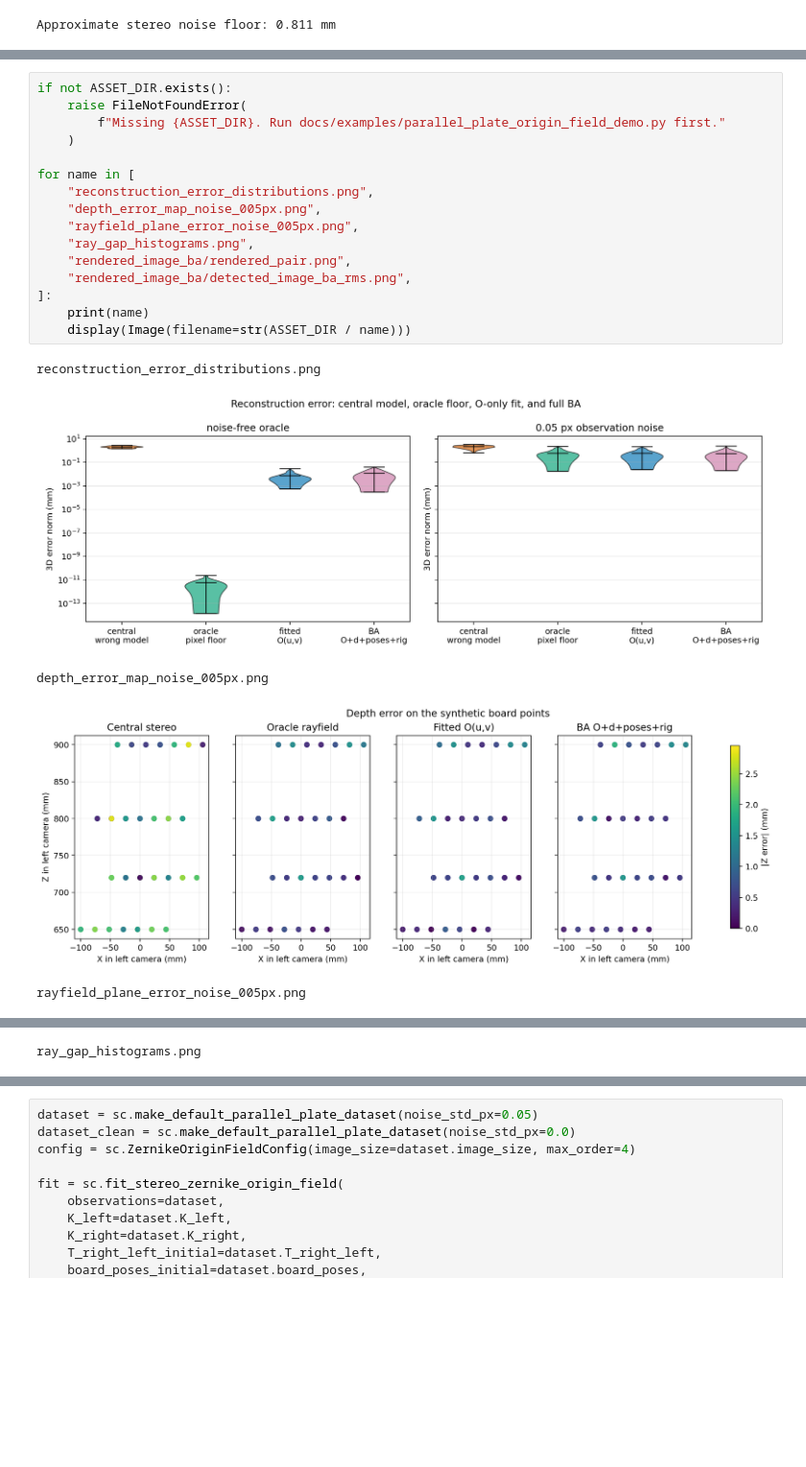
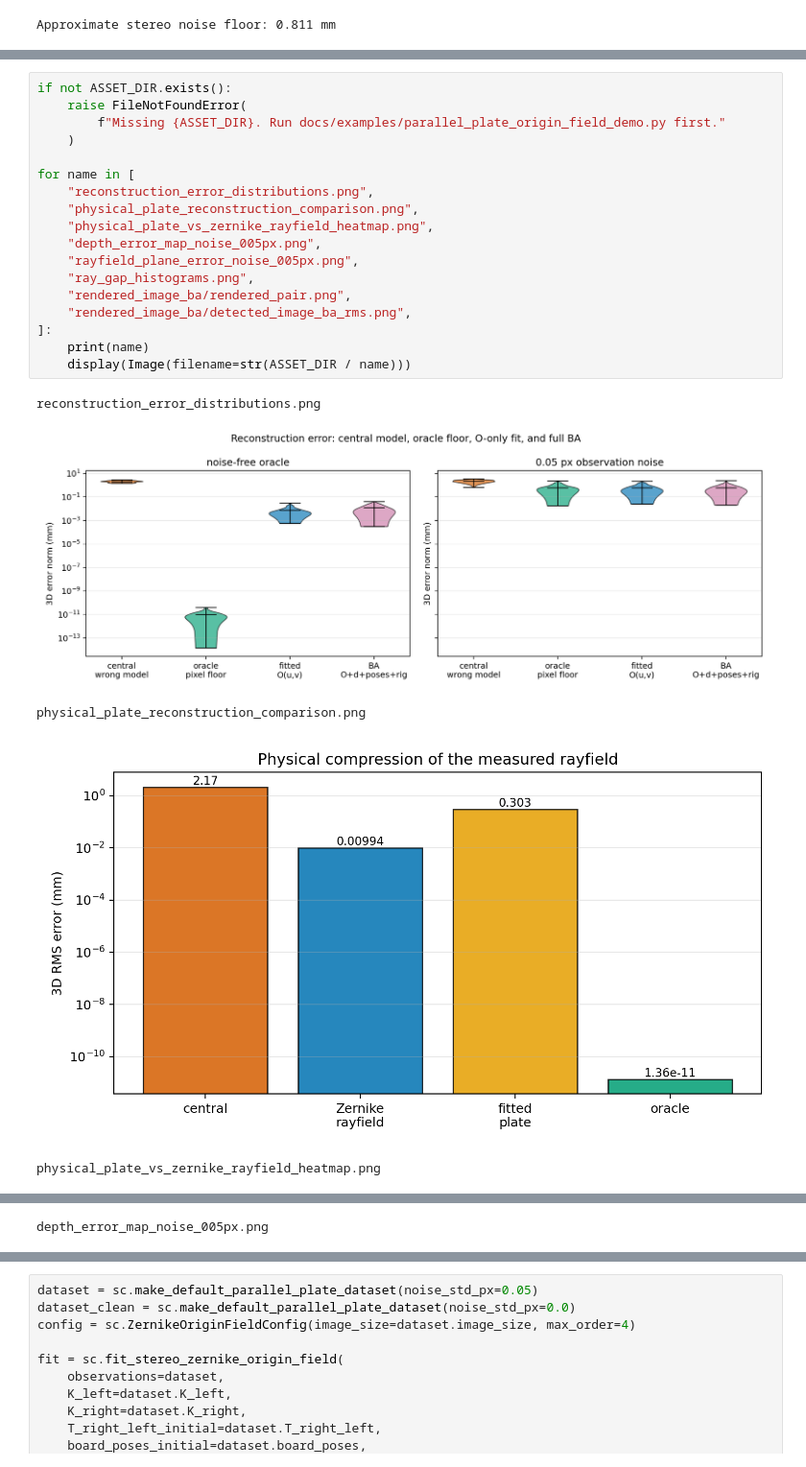
Before and after one commit to jeffwitz/StereoComplex, a Jupyter notebook: examples/notebooks/04_parallel_plate_origin_field.ipynb, the cells around one changed output, grey strips where cells are left out. Shown at 96% size. Saved outputs shown, nothing was run; the diff lists cells and outputs as text; blank space fills up the shorter version.

Commit message:
feat: fit physical plate model from rayfield

```diff
--- a/examples/notebooks/04_parallel_plate_origin_field.ipynb
+++ b/examples/notebooks/04_parallel_plate_origin_field.ipynb
@@ -328,22 +478,24 @@ It writes the PNG files used by the documentation page.
 # %%
 if not ASSET_DIR.exists():
     raise FileNotFoundError(
         f"Missing {ASSET_DIR}. Run docs/examples/parallel_plate_origin_field_demo.py first."
     )
 
 for name in [
     "reconstruction_error_distributions.png",
+    "physical_plate_reconstruction_comparison.png",
+    "physical_plate_vs_zernike_rayfield_heatmap.png",
     "depth_error_map_noise_005px.png",
     "rayfield_plane_error_noise_005px.png",
     "ray_gap_histograms.png",
     "rendered_image_ba/rendered_pair.png",
     "rendered_image_ba/detected_image_ba_rms.png",
 ]:
     print(name)
     display(Image(filename=str(ASSET_DIR / name)))
 # %% [output]
 reconstruction_error_distributions.png
 [figure]
-depth_error_map_noise_005px.png
+physical_plate_reconstruction_comparison.png
-[figure, old version]
+[figure, new version]
-rayfield_plane_error_noise_005px.png
+physical_plate_vs_zernike_rayfield_heatmap.png
@@ -351 +503 @@ rayfield_plane_error_noise_005px.png
-ray_gap_histograms.png
+depth_error_map_noise_005px.png
```
Also changed, not shown: parts of 10 cells of this notebook, 16 other files.
